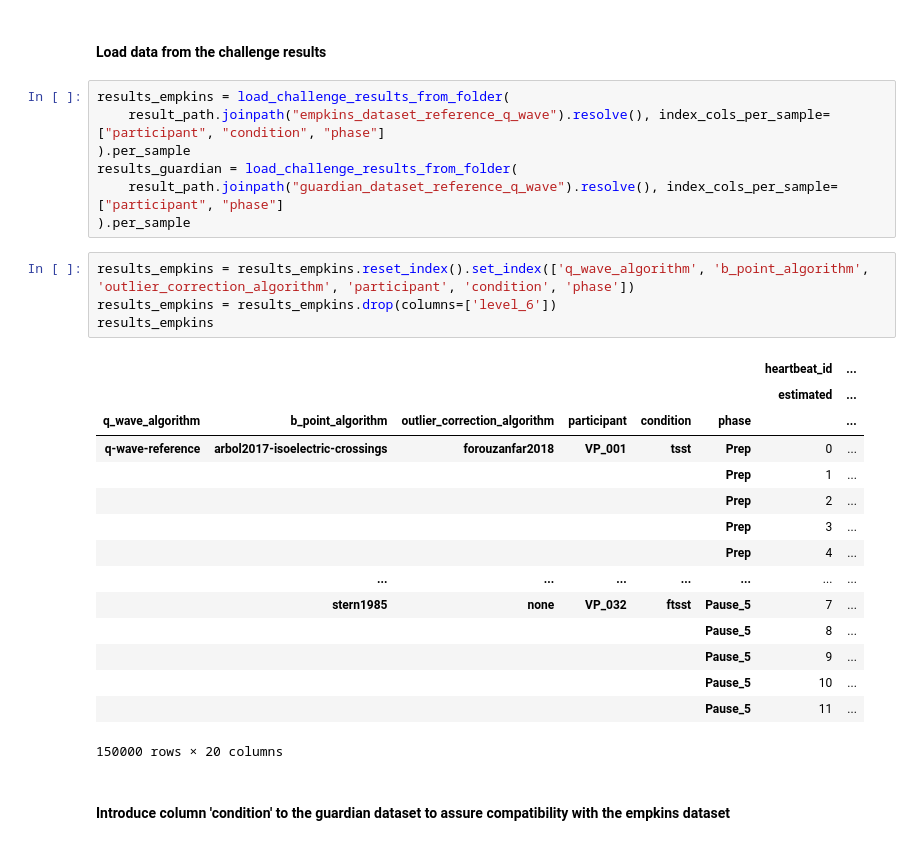
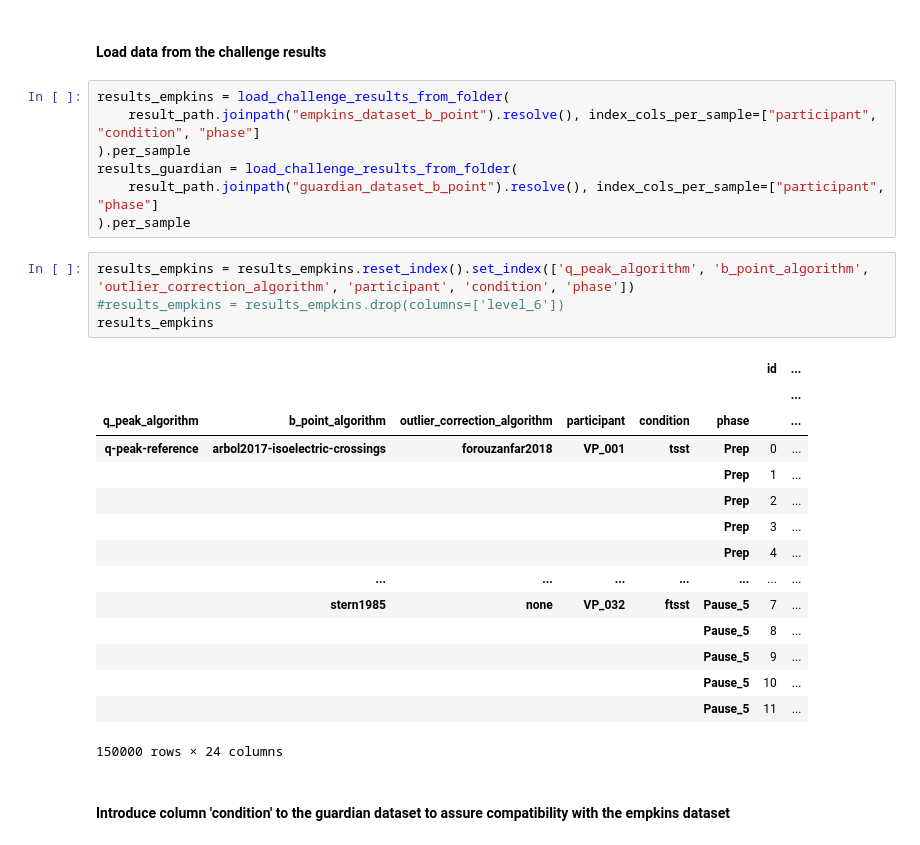
Before and after one commit to empkins/pepbench, a Jupyter notebook: experiments/pep_algorithm_benchmarking/notebooks/ML_analysis/Preprocessing/Preprocessing_b_point.ipynb, the cells around one changed output. Cells and saved outputs as stored; diff of their text form.

```diff
--- a/experiments/pep_algorithm_benchmarking/notebooks/ML_analysis/Preprocessing/Preprocessing_b_point.ipynb
+++ b/experiments/pep_algorithm_benchmarking/notebooks/ML_analysis/Preprocessing/Preprocessing_b_point.ipynb
@@ -63,20 +63,20 @@ algo_level_mapping = dict(zip(algo_levels, ["Q-Wave Algorithm", "B-Point Algorit
 #### Load data from the challenge results
 # %%
 results_empkins = load_challenge_results_from_folder(
-    result_path.joinpath("empkins_dataset_reference_q_wave").resolve(), index_cols_per_sample=["participant", "condition", "phase"]
+    result_path.joinpath("empkins_dataset_b_point").resolve(), index_cols_per_sample=["participant", "condition", "phase"]
 ).per_sample
 results_guardian = load_challenge_results_from_folder(
-    result_path.joinpath("guardian_dataset_reference_q_wave").resolve(), index_cols_per_sample=["participant", "phase"]
+    result_path.joinpath("guardian_dataset_b_point").resolve(), index_cols_per_sample=["participant", "phase"]
 ).per_sample
 # %%
-results_empkins = results_empkins.reset_index().set_index(['q_wave_algorithm', 'b_point_algorithm', 'outlier_correction_algorithm', 'participant', 'condition', 'phase'])
-results_empkins = results_empkins.drop(columns=['level_6'])
+results_empkins = results_empkins.reset_index().set_index(['q_peak_algorithm', 'b_point_algorithm', 'outlier_correction_algorithm', 'participant', 'condition', 'phase'])
+#results_empkins = results_empkins.drop(columns=['level_6'])
 results_empkins
 # %% [output]
-|  |  |  |  |  |  | heartbeat_id | ... |
-|  |  |  |  |  |  | estimated | ... |
-| q_wave_algorithm | b_point_algorithm | outlier_correction_algorithm | participant | condition | phase |  | ... |
-| q-wave-reference | arbol2017-isoelectric-crossings | forouzanfar2018 | VP_001 | tsst | Prep | 0 | ... |
+|  |  |  |  |  |  | id | ... |
+|  |  |  |  |  |  |  | ... |
+| q_peak_algorithm | b_point_algorithm | outlier_correction_algorithm | participant | condition | phase |  | ... |
+| q-peak-reference | arbol2017-isoelectric-crossings | forouzanfar2018 | VP_001 | tsst | Prep | 0 | ... |
 |  |  |  |  |  | Prep | 1 | ... |
 |  |  |  |  |  | Prep | 2 | ... |
 |  |  |  |  |  | Prep | 3 | ... |
@@ -87,7 +87,7 @@ results_empkins
 |  |  |  |  |  | Pause_5 | 9 | ... |
 |  |  |  |  |  | Pause_5 | 10 | ... |
 |  |  |  |  |  | Pause_5 | 11 | ... |
-150000 rows × 20 columns
+150000 rows × 24 columns
 # %% [markdown]
 #### Introduce column 'condition' to the guardian dataset to assure compatibility with the empkins dataset
 # %%
```
Also changed, not shown: parts of 18 cells of this notebook, 6 other files.
